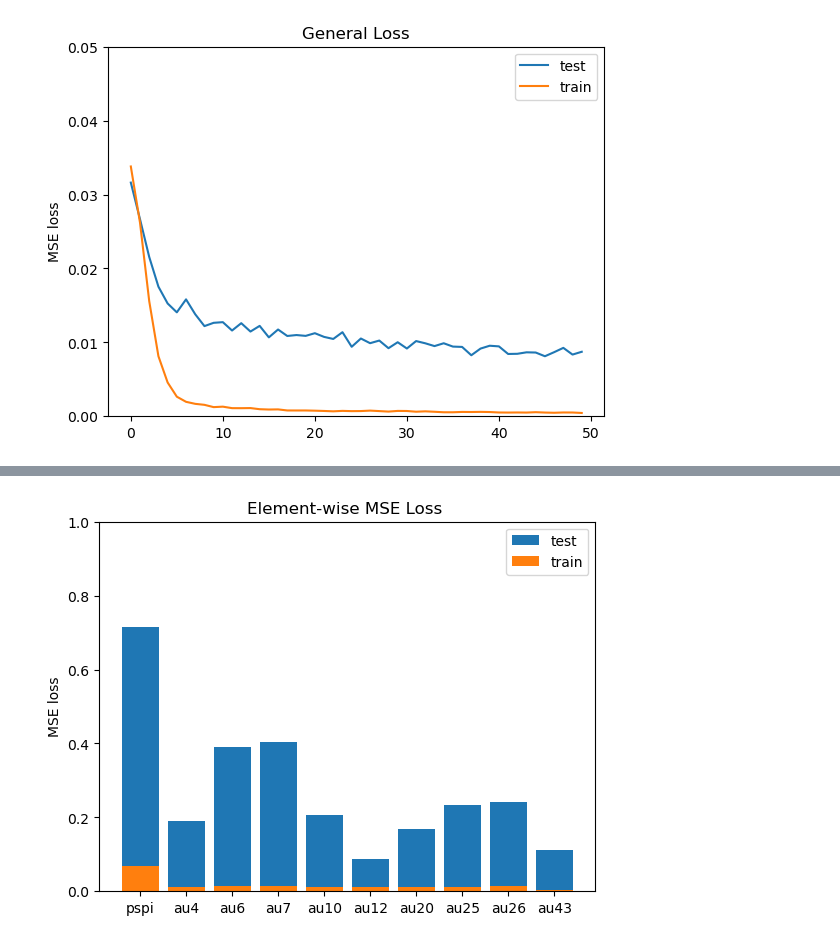
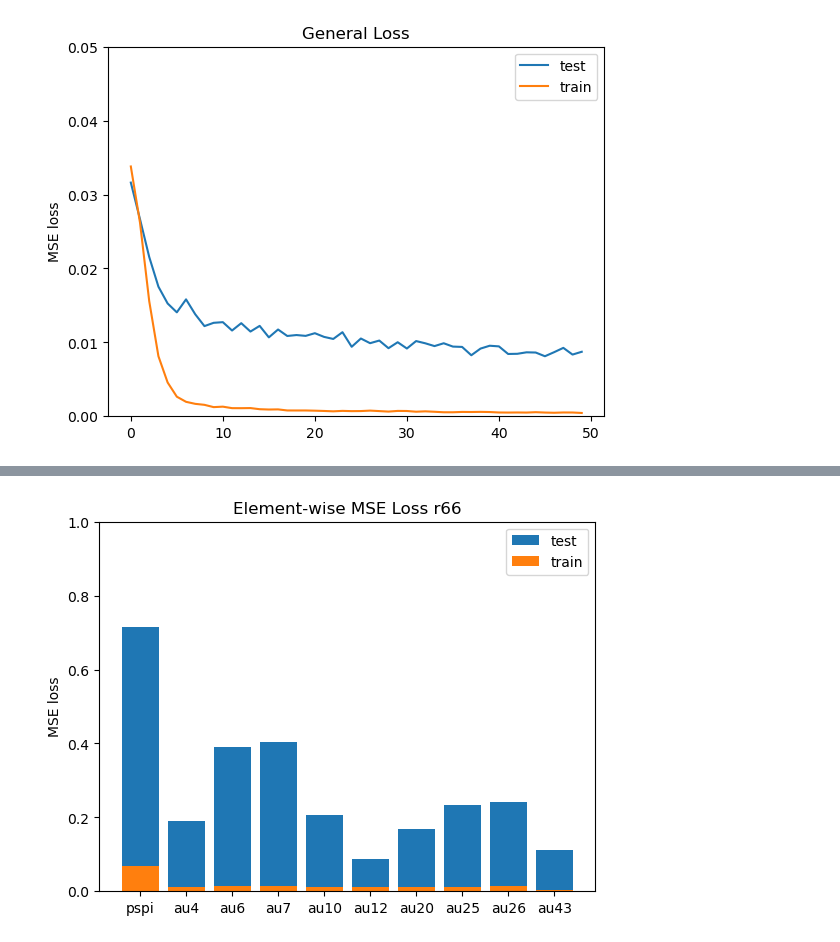
Before and after one commit to hiyuantang/FAU_Dataset, a Jupyter notebook: code/vis_maemse.ipynb, the cells around one changed output, grey strips where cells are left out. Cells and saved outputs as stored; diff of their text form; code cells hidden in the pictures.

```diff
--- a/code/vis_maemse.ipynb
+++ b/code/vis_maemse.ipynb
@@ -34,13 +40,13 @@ plot_loss(lines)
 # %%
 aus = ['pspi', 'au4', 'au6', 'au7', 'au10', 'au12', 'au20', 'au25', 'au26', 'au43']
 train_mse_aus = [0.0676679, 0.01097045, 0.01296659, 0.01536401, 0.01177868, 0.01214748, 0.01171816, 0.0121143, 0.01373111, 0.00284729]
 test_mse_aus = [0.71537631, 0.18964844, 0.39081155, 0.40517712, 0.20770589, 0.08648273, 0.1682063, 0.23408949, 0.24242886, 0.11181538]
 plt.bar(aus, test_mse_aus, label='test')
 plt.bar(aus, train_mse_aus, label='train')
 plt.ylabel('MSE loss')
-plt.title('Element-wise MSE Loss ')
+plt.title('Element-wise MSE Loss r66')
 plt.ylim([0, 1])
 plt.legend()
 plt.show()
 # %% [output]
-[figure, old version]
+[figure, new version]
```
Also changed, not shown: parts of 3 cells of this notebook, 40 other files.
